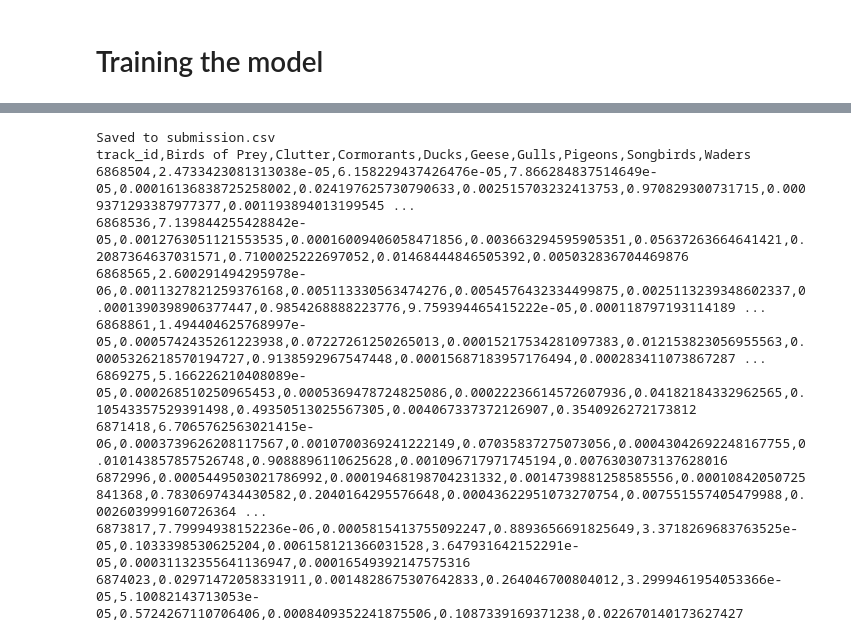
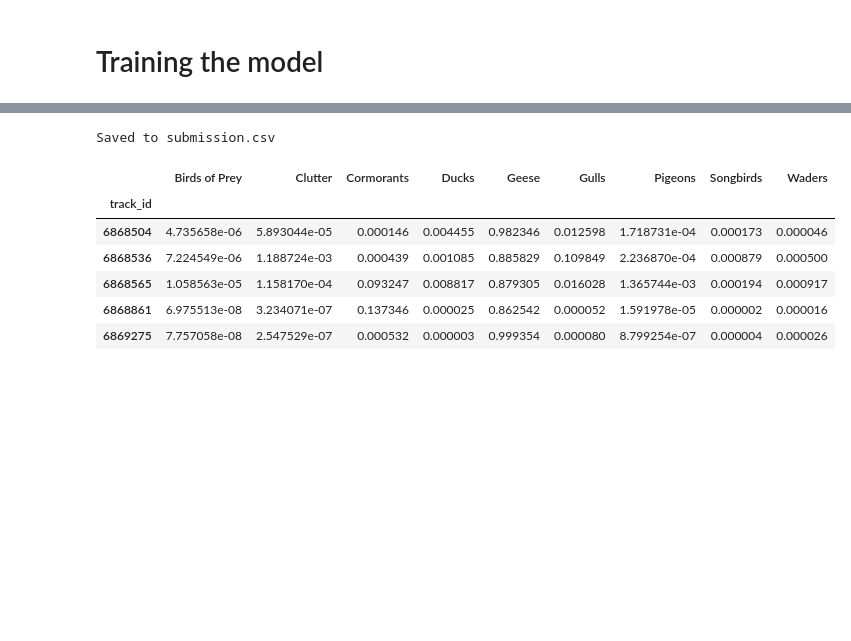
Before and after one commit to anshuma1i/epoch_ai, a Jupyter notebook: test-notebook-aicup2026.ipynb, the cells around one changed output, grey strips where cells are left out. Cells and saved outputs as stored; diff of their text form; code cells hidden in the pictures; blank space fills up the shorter version.

```diff
--- a/test-notebook-aicup2026.ipynb
+++ b/test-notebook-aicup2026.ipynb
@@ -381,24 +500,21 @@ plt.close()
 # %%
 submission_df = pd.DataFrame(
     test_preds / n_splits,
     index=X_test.index,
     columns=classes
 )
 
 submission_df.to_csv('submission.csv')
 
 print("Saved to submission.csv")
 
-!head submission.csv
+submission_df.head()
 # %% [output]
 Saved to submission.csv
-track_id,Birds of Prey,Clutter,Cormorants,Ducks,Geese,Gulls,Pigeons,Songbirds,Waders
-6868504,2.4733423081313038e-05,6.158229437426476e-05,7.866284837514649e-05,0.00016136838725258002,0.024197625730790633,0.002515703232413753,0.970829300731715,0.0009371293387977377,0.001193894013199545 ...
-6868536,7.139844255428842e-05,0.0012763051121553535,0.00016009406058471856,0.003663294595905351,0.05637263664641421,0.2087364637031571,0.7100025222697052,0.01468444846505392,0.005032836704469876
-6868565,2.600291494295978e-06,0.0011327821259376168,0.005113330563474276,0.0054576432334499875,0.0025113239348602337,0.0001390398906377447,0.9854268888223776,9.759394465415222e-05,0.000118797193114189 ...
-6868861,1.494404625768997e-05,0.0005742435261223938,0.07227261250265013,0.00015217534281097383,0.012153823056955563,0.0005326218570194727,0.9138592967547448,0.00015687183957176494,0.000283411073867287 ...
-6869275,5.166226210408089e-05,0.000268510250965453,0.0005369478724825086,0.00022236614572607936,0.04182184332962565,0.10543357529391498,0.49350513025567305,0.004067337372126907,0.3540926272173812
-6871418,6.7065762563021415e-06,0.0003739626208117567,0.0010700369241222149,0.07035837275073056,0.00043042692248167755,0.010143857857526748,0.9088896110625628,0.001096717971745194,0.0076303073137628016
-6872996,0.0005449503021786992,0.00019468198704231332,0.0014739881258585556,0.00010842050725841368,0.7830697434430582,0.2040164295576648,0.00043622951073270754,0.007551557405479988,0.002603999160726364 ...
-6873817,7.79994938152236e-06,0.0005815413755092247,0.8893656691825649,3.3718269683763525e-05,0.1033398530625204,0.006158121366031528,3.647931642152291e-05,0.00031132355641136947,0.00016549392147575316
-6874023,0.02971472058331911,0.0014828675307642833,0.264046700804012,3.2999461954053366e-05,5.10082143713053e-05,0.5724267110706406,0.0008409352241875506,0.1087339169371238,0.022670140173627427
+|  | Birds of Prey | Clutter | Cormorants | Ducks | Geese | Gulls | Pigeons | Songbirds | Waders |
+| track_id |  |  |  |  |  |  |  |  |  |
+| 6868504 | 4.735658e-06 | 5.893044e-05 | 0.000146 | 0.004455 | 0.982346 | 0.012598 | 1.718731e-04 | 0.000173 | 0.000046 |
+| 6868536 | 7.224549e-06 | 1.188724e-03 | 0.000439 | 0.001085 | 0.885829 | 0.109849 | 2.236870e-04 | 0.000879 | 0.000500 |
+| 6868565 | 1.058563e-05 | 1.158170e-04 | 0.093247 | 0.008817 | 0.879305 | 0.016028 | 1.365744e-03 | 0.000194 | 0.000917 |
+| 6868861 | 6.975513e-08 | 3.234071e-07 | 0.137346 | 0.000025 | 0.862542 | 0.000052 | 1.591978e-05 | 0.000002 | 0.000016 |
+| 6869275 | 7.757058e-08 | 2.547529e-07 | 0.000532 | 0.000003 | 0.999354 | 0.000080 | 8.799254e-07 | 0.000004 | 0.000026 |
```
Also changed, not shown: parts of 14 cells of this notebook, 15 other files.
